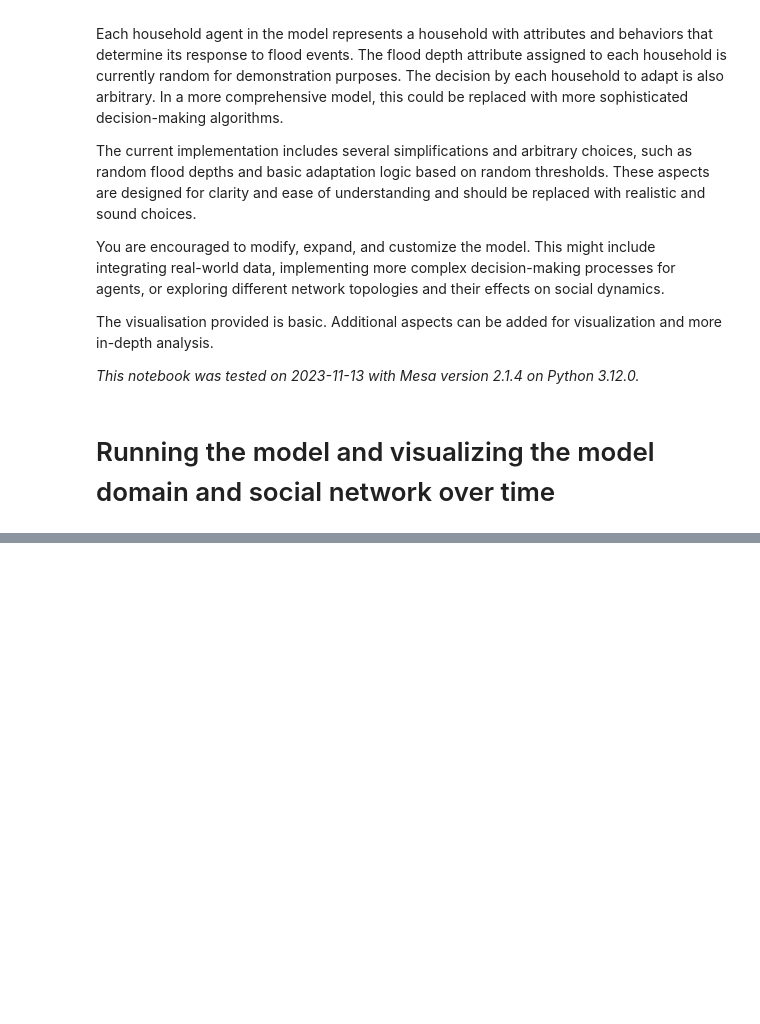
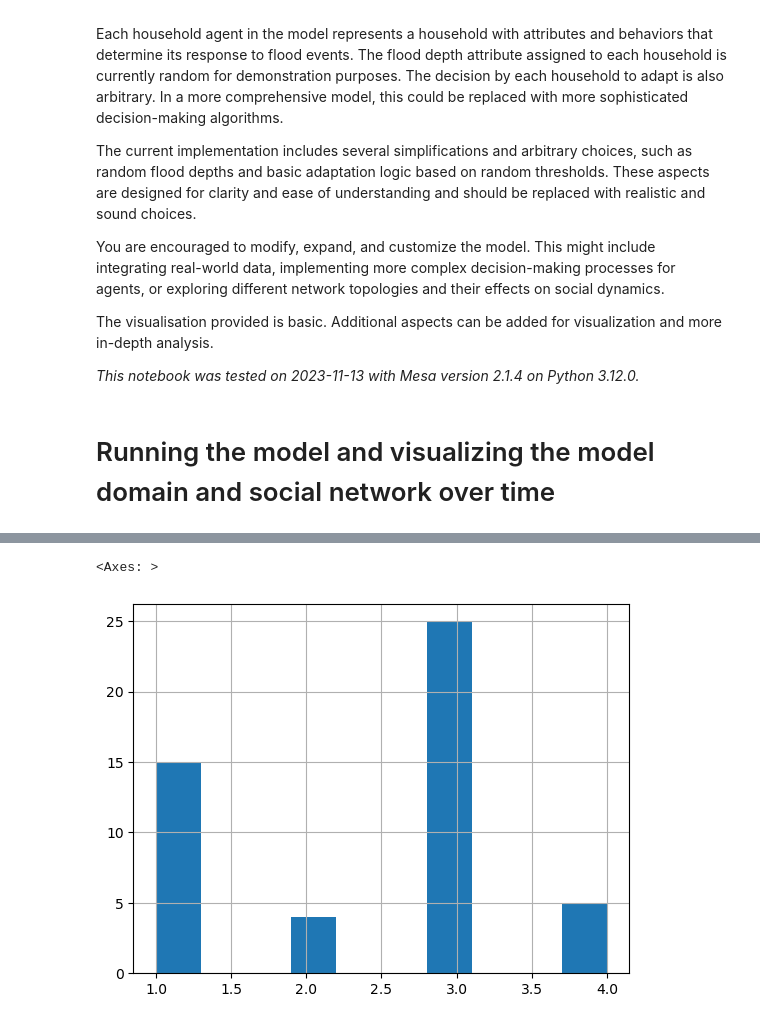
Before and after one commit to thomaslautenb/ABM, a Jupyter notebook: base_model_group1/base_model_mesa/model/demo.ipynb, the cells around one changed output, grey strips where cells are left out. Cells and saved outputs as stored; diff of their text form; code cells hidden in the pictures; blank space fills up the shorter version.

Commit message:
histogram for adaptation

```diff
--- a/base_model_group1/base_model_mesa/model/demo.ipynb
+++ b/base_model_group1/base_model_mesa/model/demo.ipynb
@@ -101,4 +101,10 @@ max        58.976076
 Name: Age, dtype: float64
+# %%
+#last round Adaptation measurements: (step19)
+agent_data.iloc[-50:-1]['Self_Adaption'].hist()
+# %% [output]
+<Axes: >
+[figure, added]
 # %%
 model_data = model.datacollector.get_model_vars_dataframe()
 model_data
```
Also changed, not shown: parts of 3 cells of this notebook.
